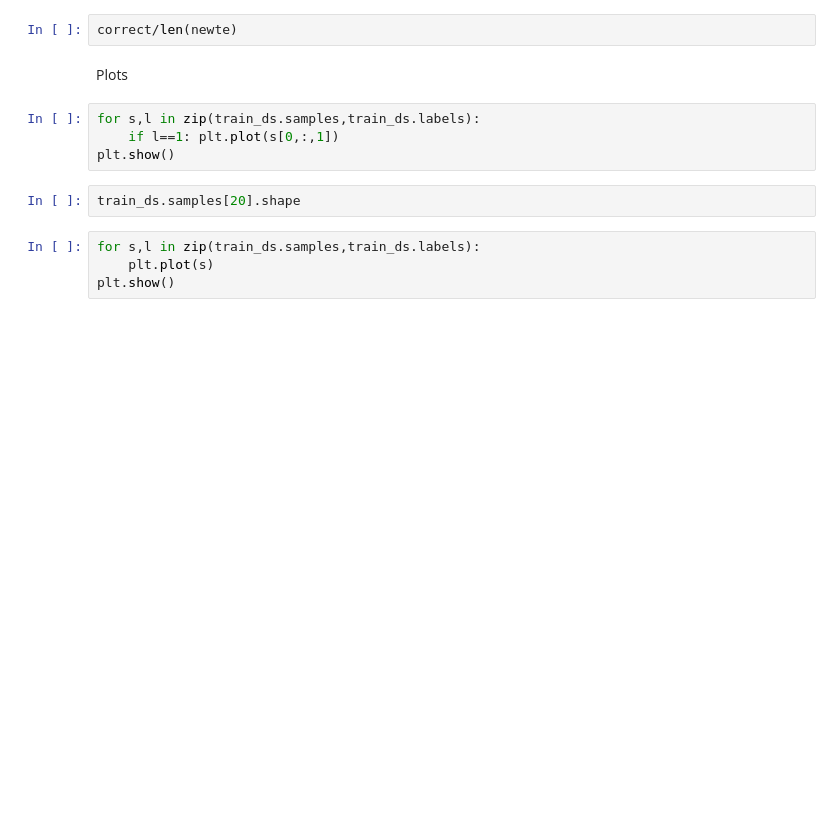
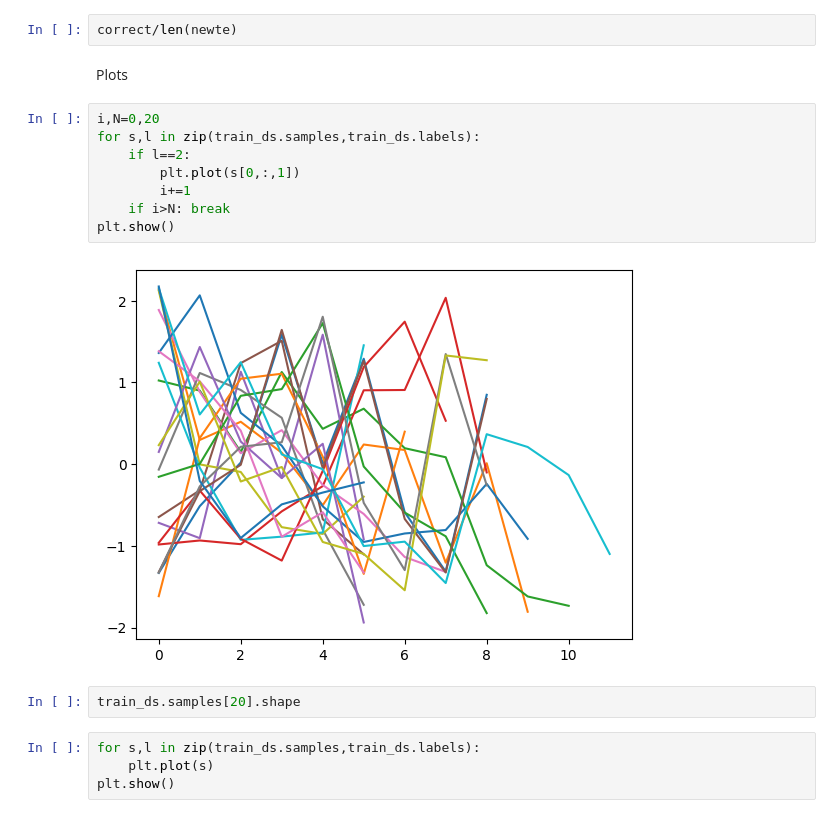
Before and after one commit to gmshroff/aml-public, a Jupyter notebook: nb2_RNN_TXFM.ipynb, the cells around one changed output. Cells and saved outputs as stored; diff of their text form; blank space fills up the shorter version.

```diff
--- a/nb2_RNN_TXFM.ipynb
+++ b/nb2_RNN_TXFM.ipynb
@@ -117,9 +155,15 @@ correct/len(newte)
 # %% [markdown]
 Plots
 # %%
+i,N=0,20
 for s,l in zip(train_ds.samples,train_ds.labels):
-    if l==1: plt.plot(s[0,:,1])
+    if l==2:
+        plt.plot(s[0,:,1])
+        i+=1
+    if i>N: break
 plt.show()
+# %% [output]
+[figure, added]
 # %%
 train_ds.samples[20].shape
 # %%
```
Also changed, not shown: parts of 5 cells of this notebook, 2 other files.
